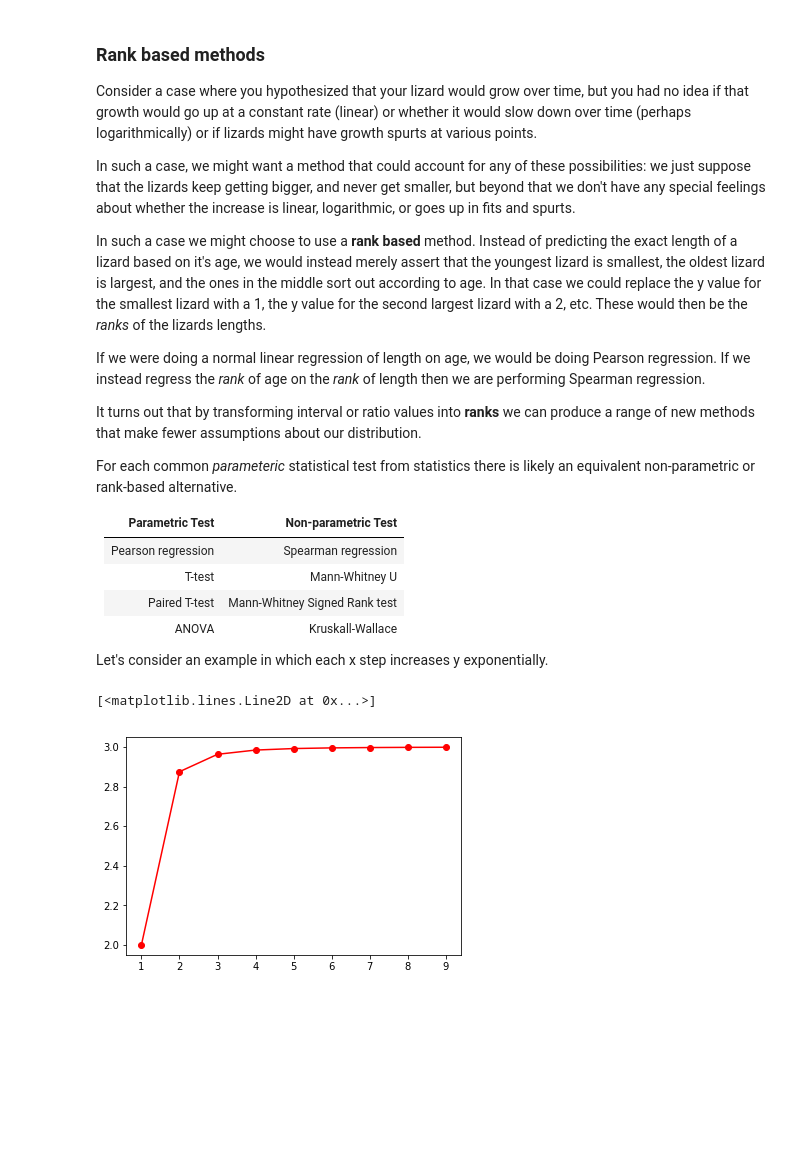
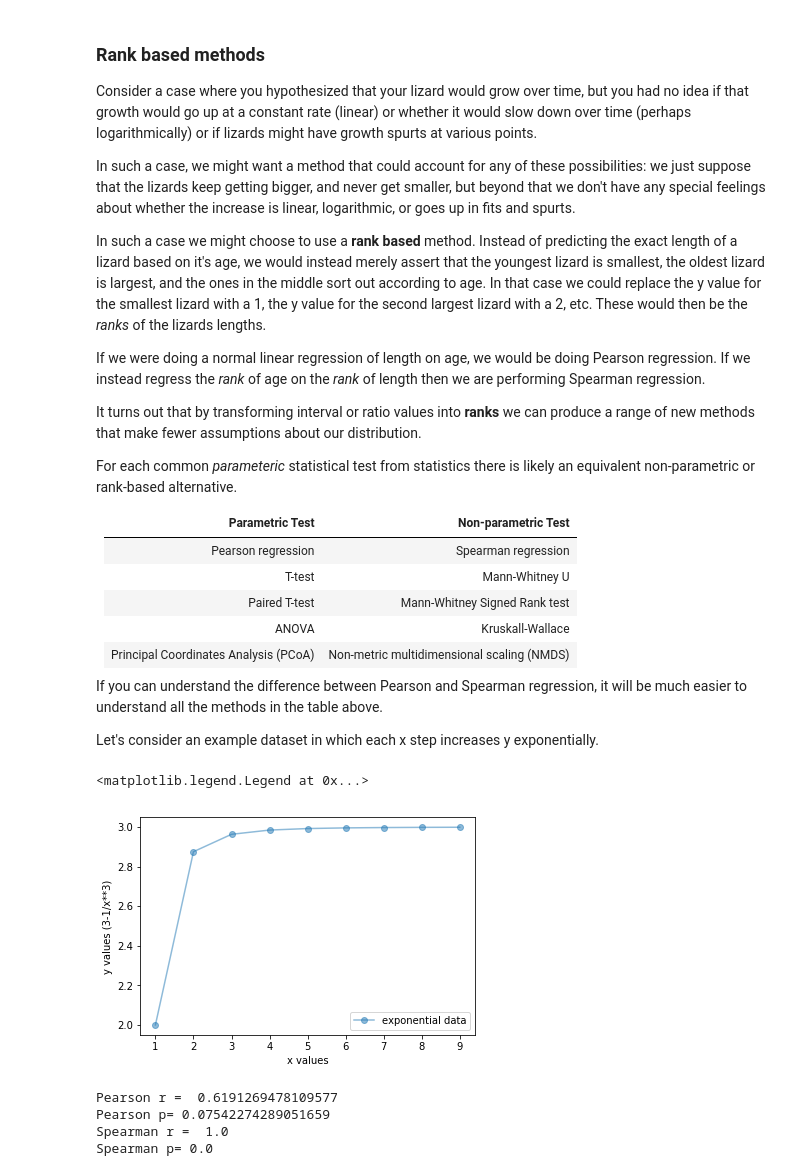
Before and after one commit to zaneveld/full_spectrum_bioinformatics, a Jupyter notebook: content/11_statistics/rank_based_methods.ipynb, the cells around one changed output. Cells and saved outputs as stored; diff of their text form; code cells hidden in the pictures; blank space fills up the shorter version.

Commit message:
Added rank mased methods notebook

```diff
--- a/content/11_statistics/rank_based_methods.ipynb
+++ b/content/11_statistics/rank_based_methods.ipynb
@@ -20,26 +20,47 @@ For each common *parameteric* statistical test from statistics there is likely a
 |T-test            |Mann-Whitney U                |
 |Paired T-test     |Mann-Whitney Signed Rank test |
 |ANOVA             |Kruskall-Wallace              |
+|Principal Coordinates Analysis (PCoA) | Non-metric multidimensional scaling (NMDS)|
 
 
+If you can understand the difference between Pearson and Spearman regression, it will be much easier to understand all the methods in the table above.
 
-Let's consider an example in which each x step increases y exponentially.
+Let's consider an example dataset in which each x step increases y exponentially.
 # %%
 %matplotlib inline
-from matplotlib.pyplot import plot
+from matplotlib.pyplot import plot,xlabel,ylabel,legend
 from random import randint
 from math import log
 
 def simulate_y(x):
     return (3 - 1/x**3)
 
 xs = list(range(1,10))
 ys = []
 for x in xs:
     ys.append(simulate_y(x))
 
 #Plot the result
-plot(xs,ys,'ro-')
+plot(xs,ys,'o-',alpha=0.50,label="exponential data")
+xlabel("x values")
+ylabel("y values (3-1/x**3)")
+legend()
 # %% [output]
-[<matplotlib.lines.Line2D at 0x...>]
+<matplotlib.legend.Legend at 0x...>
-[figure, old version]
+[figure, new version]
+# %%
+#Now let's fit Pearson and Spearman regressions
+from scipy.stats import spearmanr,pearsonr,linregress
+
+pearson_r,p = pearsonr(xs,ys)
+print("Pearson r = ",pearson_r)
+print("Pearson p=",p)
+
+spearman_rho,p = spearmanr(xs,ys)
+print("Spearman r = ",spearman_rho)
+print("Spearman p=",p)
+# %% [output]
+Pearson r =  0.6191269478109577
+Pearson p= 0.07542274289051659
+Spearman r =  1.0
+Spearman p= 0.0
```
Also changed, not shown: parts of 16 cells of this notebook.
